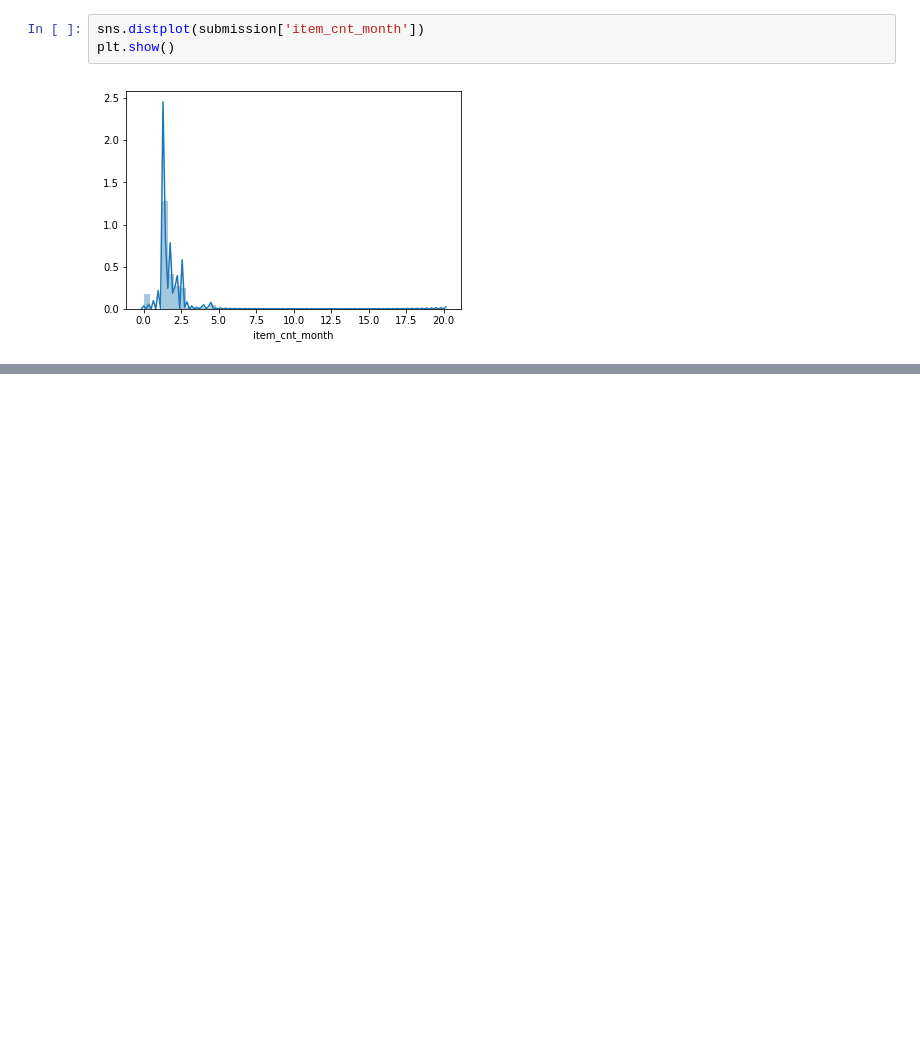
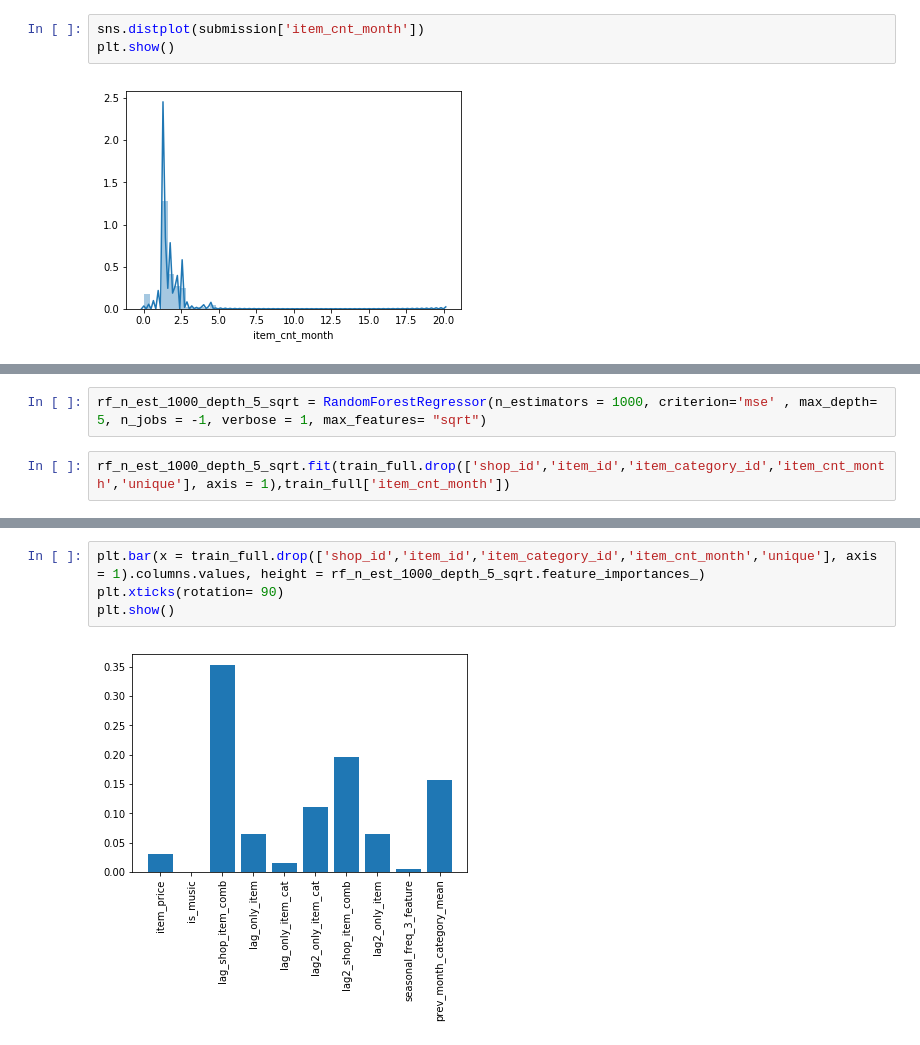
Before and after one commit to Fenil3510/Summer_Kernels, a Jupyter notebook: Future_Sales/KNN_Features_no_trim.ipynb, the cells around one changed output, grey strips where cells are left out. Drawn from its saved outputs; the diff is of its cells as text; blank space fills up the shorter version.

```diff
--- a/Future_Sales/KNN_Features_no_trim.ipynb
+++ b/Future_Sales/KNN_Features_no_trim.ipynb
@@ -665,0 +675,4 @@ plt.show()
+# %%
+rf_n_est_1000_depth_5_sqrt = RandomForestRegressor(n_estimators = 1000, criterion='mse' , max_depth= 5, n_jobs = -1, verbose = 1, max_features= "sqrt")
+# %%
+rf_n_est_1000_depth_5_sqrt.fit(train_full.drop(['shop_id','item_id','item_category_id','item_cnt_month','unique'], axis = 1),train_full['item_cnt_month'])
@@ -665,0 +702,6 @@ plt.show()
+# %%
+plt.bar(x = train_full.drop(['shop_id','item_id','item_category_id','item_cnt_month','unique'], axis = 1).columns.values, height = rf_n_est_1000_depth_5_sqrt.feature_importances_)
+plt.xticks(rotation= 90)
+plt.show()
+# %% [output]
+[figure, added]
```
Also changed, not shown: parts of 54 cells of this notebook, 4 other files.
